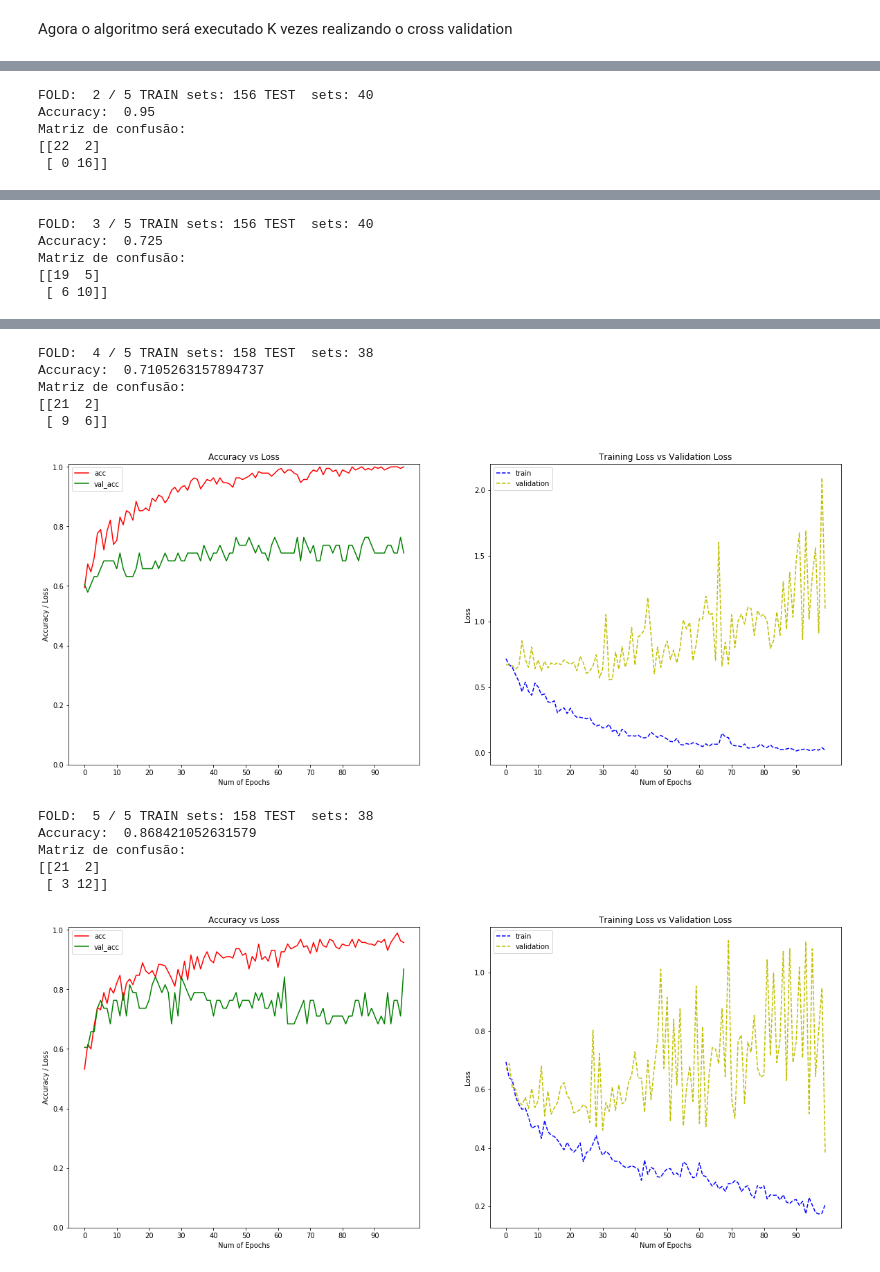
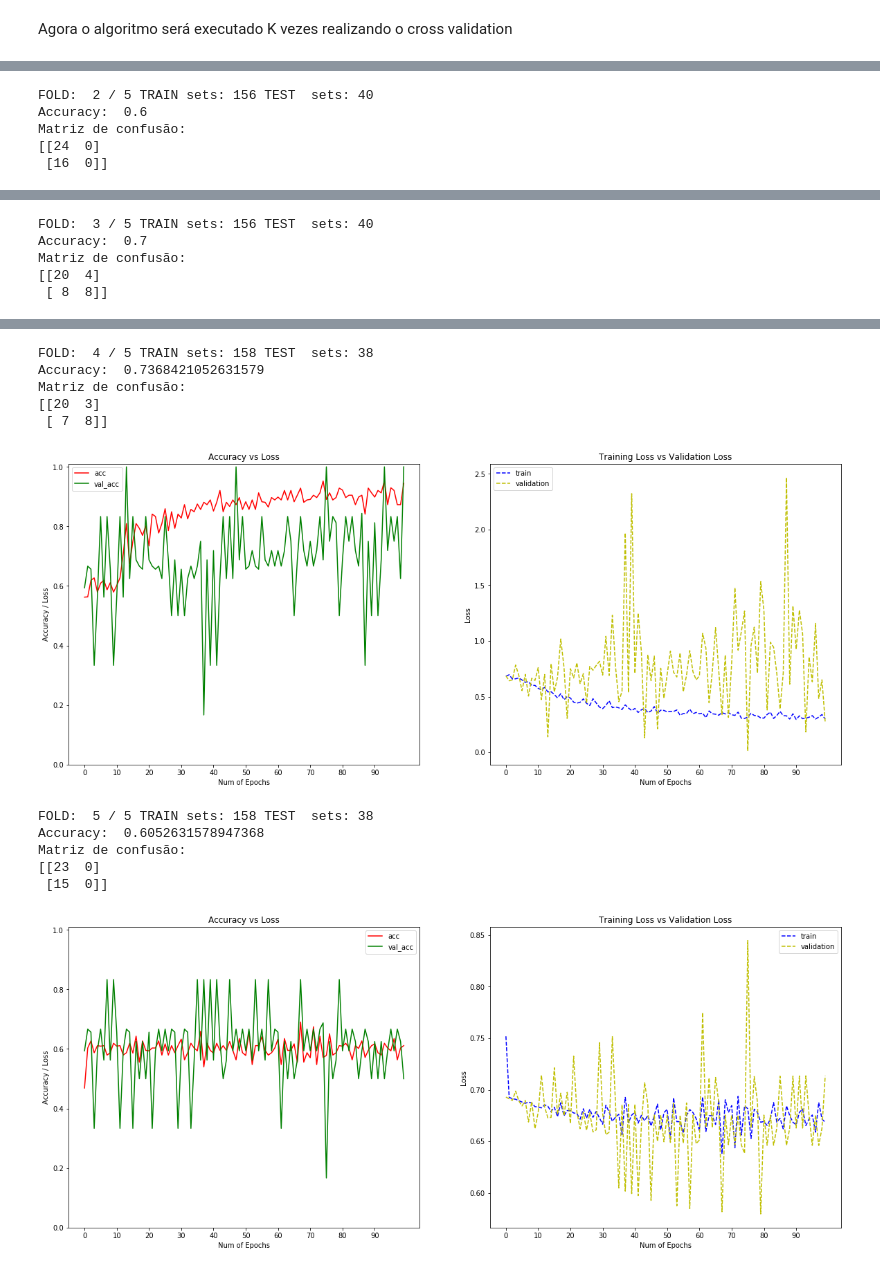
Before and after one commit to rafaelsdellama/StratifiedKFold-in-CNN-model, a Jupyter notebook: Cross validation.ipynb, the cells around one changed output, grey strips where cells are left out. Saved outputs shown, nothing was run; the diff lists cells and outputs as text; code cells hidden in the pictures.

Commit message:
Include class_weight

```diff
--- a/Cross validation.ipynb
+++ b/Cross validation.ipynb
@@ -166,3 +166,9 @@ skf = StratifiedKFold(n_splits = K)
 skf.get_n_splits(X_treinamento, y_treinamento)
 # %% [output]
 5
+# %%
+# Calculo dos pesos atribuidos a cada classe no conjunto de treinamento para compensar o desequilibrio da base de dados
+from sklearn.utils import class_weight
+class_weights = class_weight.compute_class_weight('balanced', np.unique(y_treinamento), y_treinamento)
+print('Peso de cada classe:')
+print(class_weights)
@@ -207,9 +216,9 @@ for train_index, test_index in skf.split(X_treinamento, y_treinamento):
     classificador = create_network()
     classificador.compile(optimizer = 'adam', loss = 'binary_crossentropy', metrics = ['accuracy'])
 
-    cnn = classificador.fit_generator(base_treinamento, steps_per_epoch = nb_train_samples // batch_size,
-                                epochs = epochs, validation_data = base_teste,
-                                validation_steps = nb_validation_samples // batch_size, verbose = 0)
+    cnn = classificador.fit_generator(base_treinamento, steps_per_epoch = len(train_index) // batch_size,
+                                epochs = epochs, class_weight = class_weights, validation_data = base_teste,
+                                validation_steps = len(test_index) // batch_size, verbose = 0)
 
     # CLassifica os dados que foram separados para o teste final do modelo.
     previsoes = classificador.predict(X_test)
@@ -240,5 +249,5 @@ Matriz de confusão:
 FOLD:  2 / 5 TRAIN sets: 156 TEST  sets: 40
-Accuracy:  0.95
+Accuracy:  0.6
 Matriz de confusão:
-[[22  2]
- [ 0 16]]
+[[24  0]
+ [16  0]]
@@ -246,5 +255,5 @@ Matriz de confusão:
 FOLD:  3 / 5 TRAIN sets: 156 TEST  sets: 40
-Accuracy:  0.725
+Accuracy:  0.7
 Matriz de confusão:
-[[19  5]
- [ 6 10]]
+[[20  4]
+ [ 8  8]]
@@ -252,15 +261,15 @@ Matriz de confusão:
 FOLD:  4 / 5 TRAIN sets: 158 TEST  sets: 38
-Accuracy:  0.7105263157894737
+Accuracy:  0.7368421052631579
 Matriz de confusão:
-[[21  2]
- [ 9  6]]
+[[20  3]
+ [ 7  8]]
-[figure, old version]
+[figure, new version]
 FOLD:  5 / 5 TRAIN sets: 158 TEST  sets: 38
-Accuracy:  0.868421052631579
+Accuracy:  0.6052631578947368
 Matriz de confusão:
-[[21  2]
- [ 3 12]]
+[[23  0]
+ [15  0]]
-[figure, old version]
+[figure, new version]
 # %%
 from statistics import mean, stdev
 print('Max: ', max(resultados))
```
Also changed, not shown: parts of 10 cells of this notebook.
